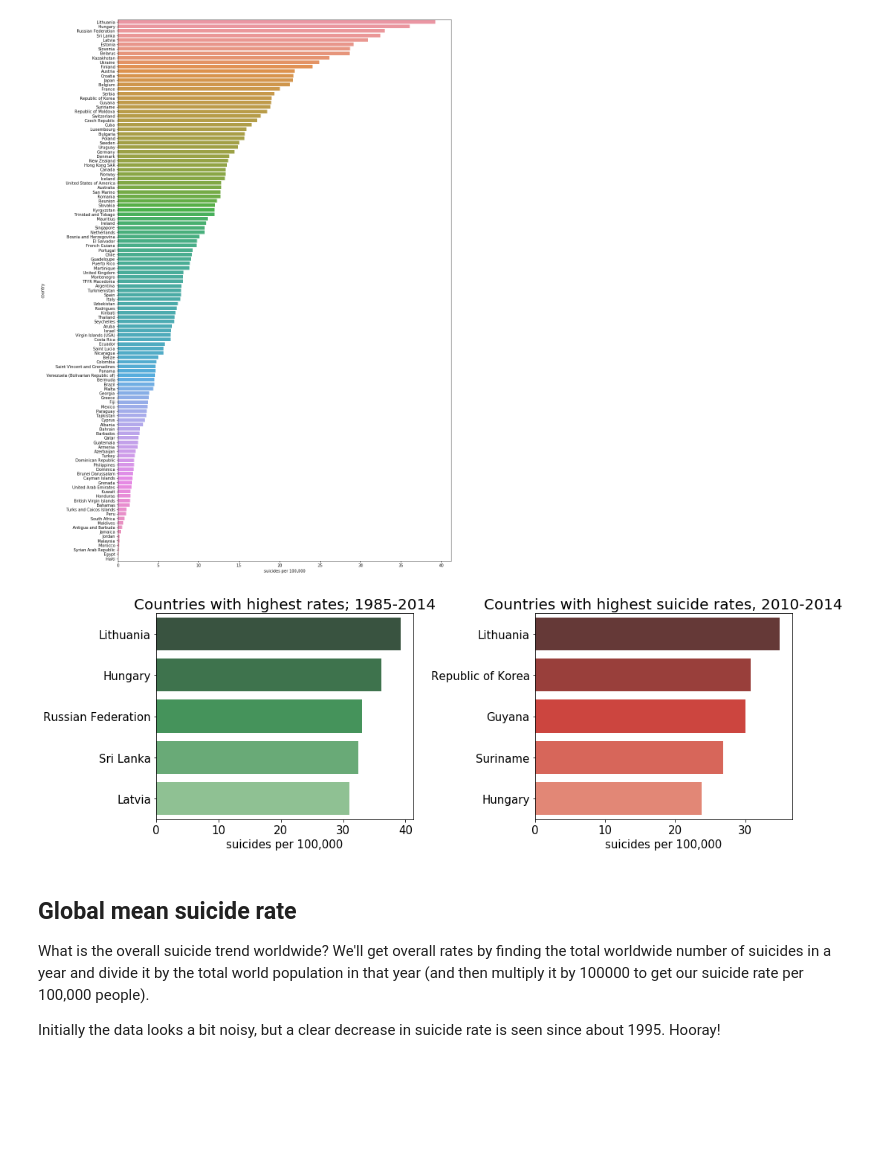
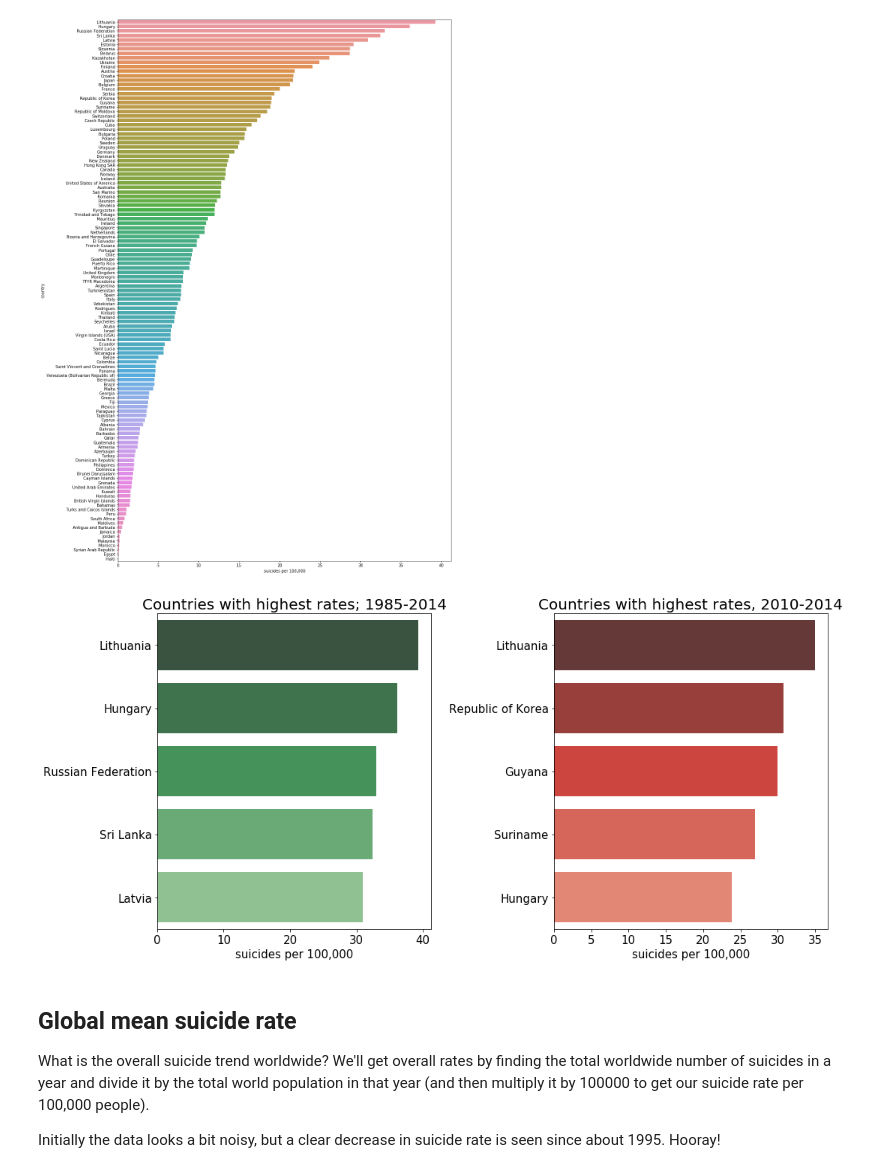
Before and after one commit to Hannemit/data_science_projects, a Jupyter notebook: notebooks/5_more_data_exploration.ipynb, the cells around one changed output. Cells and saved outputs as stored; diff of their text form; code cells hidden in the pictures; blank space fills up the shorter version.

```diff
--- a/notebooks/5_more_data_exploration.ipynb
+++ b/notebooks/5_more_data_exploration.ipynb
@@ -63,35 +63,36 @@ sns.barplot(x="suicides per 100,000", y="country", orient="h", data=df_overall.s
 <matplotlib.axes._subplots.AxesSubplot at 0x...>
 [figure]
 # %%
-fig, axs = plt.subplots(1,2, figsize=(15, 5))
+fig, axs = plt.subplots(1,2, figsize=(15, 7))
 axs = axs.ravel()
 
 # highest suicide rates entire dataset
 bar = sns.barplot(x="suicides per 100,000",
             y="country",
             orient="h",
             palette="Greens_d",
             data=df_overall.sort_values(by="suicides per 100,000", ascending=False).iloc[:5],
             ax=axs[0])
 bar.set_xlabel("suicides per 100,000", fontsize=15)
 bar.tick_params(labelsize=15)
 bar.set_ylabel('')  # removes y label
 bar.set_title("Countries with highest rates; 1985-2014", fontsize=20);
 
 # highest suicide rates in 2010-2014
 bar = sns.barplot(x="suicides per 100,000",
             y="country",
             orient="h",
             data=df_recent.sort_values(by="suicides per 100,000", ascending=False).iloc[:5],
             palette="Reds_d",
             ax=axs[1])
 bar.set_xlabel("suicides per 100,000", fontsize=15)
 bar.set_ylabel('')  # removes y label
 bar.tick_params(labelsize=15)
-bar.set_title("Countries with highest suicide rates, 2010-2014", fontsize=20)
+bar.set_title("Countries with highest rates, 2010-2014", fontsize=20)
 plt.tight_layout()
+plt.savefig("figures/highest_rates.png", dpi=600)
 # %% [output]
-[figure, old version]
+[figure, new version]
 # %% [markdown]
 ## Global mean suicide rate
 
```
Also changed, not shown: 1 other file.
